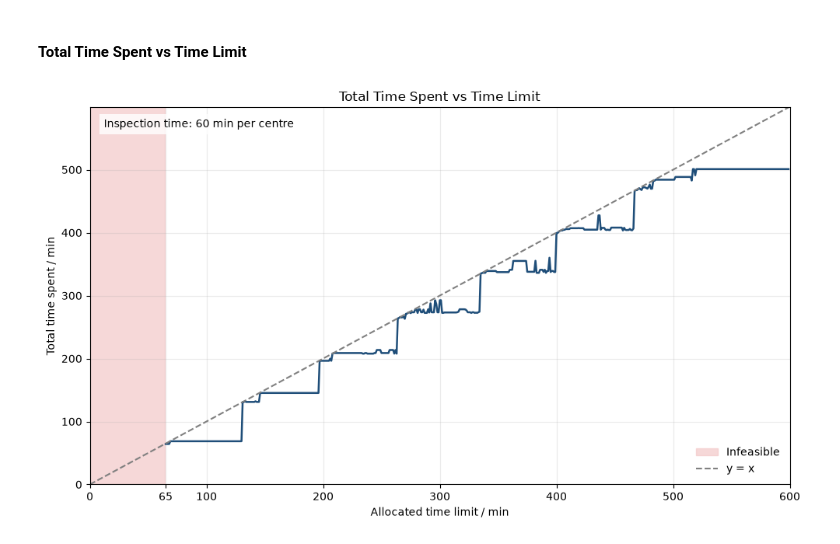
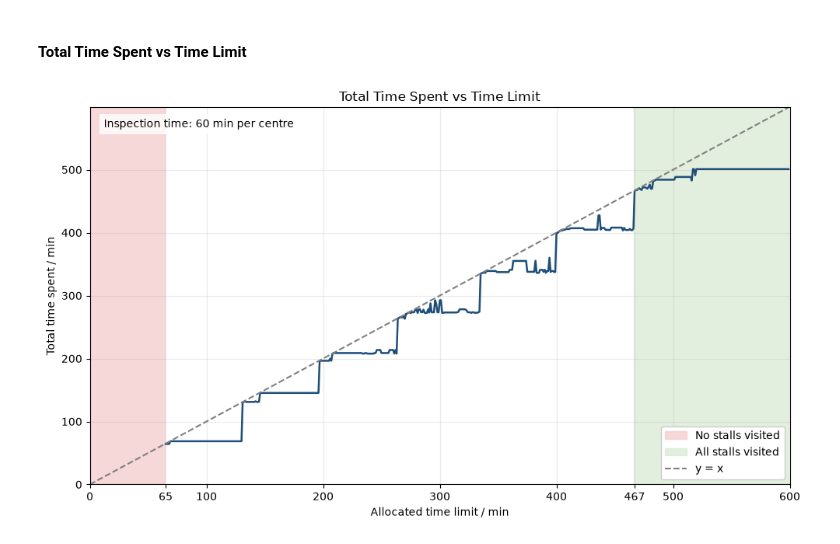
Before and after one commit to chiabingxuan/DBA5103-Hawker-Inspection, a Jupyter notebook: src/extension_2.ipynb, the cells around one changed output. Drawn from its saved outputs; the diff is of its cells as text; code cells hidden in the pictures.

```diff
--- a/src/extension_2.ipynb
+++ b/src/extension_2.ipynb
@@ -123,3 +123,6 @@ stall_counts = nodes_df["cooked_food_stalls"].to_numpy()
 print(f"Stall counts for each node, in minutes (depot's stall count is 0): {stall_counts}")
 # %% [output]
 Stall counts for each node, in minutes (depot's stall count is 0): [  0  39  72  60 122  28  80  60]
+# %%
+total_num_stalls = np.sum(stall_counts)
+print(f"Total number of stalls: {total_num_stalls}")
@@ -502,7 +561,8 @@ plot_and_save_num_stalls(
 # %%
 plot_and_save_time_limit(
     df=results_across_time_limits_df,
-    file_path=os.path.join(RESULTS_PATH, f"extension_2_time_spent_inspection_{INSPECTION_TIME_PER_CENTRE}")
+    file_path=os.path.join(RESULTS_PATH, f"extension_2_time_spent_inspection_{INSPECTION_TIME_PER_CENTRE}"),
+    total_num_stalls=total_num_stalls
 )
 # %% [output]
-[figure, old version]
+[figure, new version]
```
Also changed, not shown: parts of 3 cells of this notebook, 2 other files.
